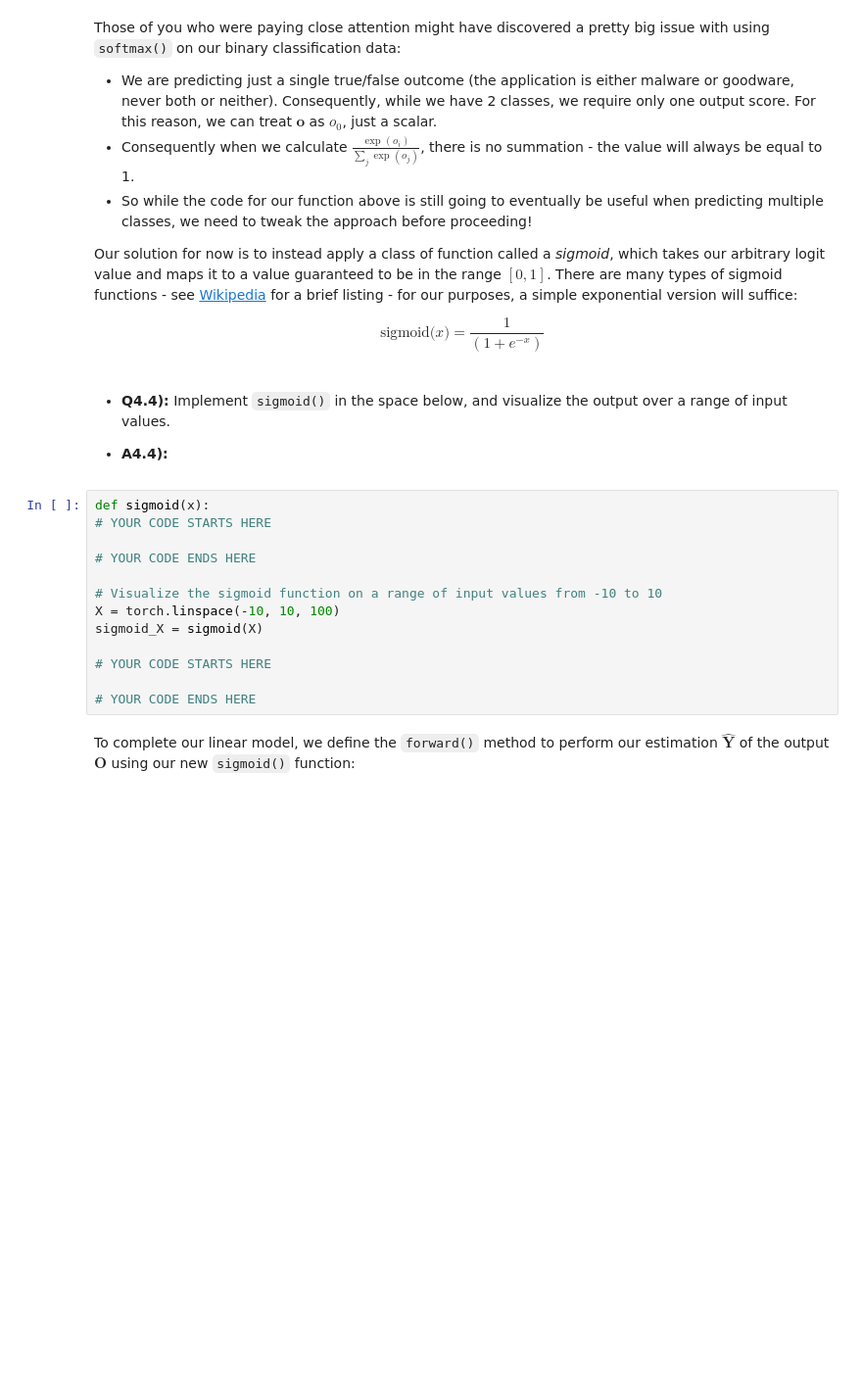
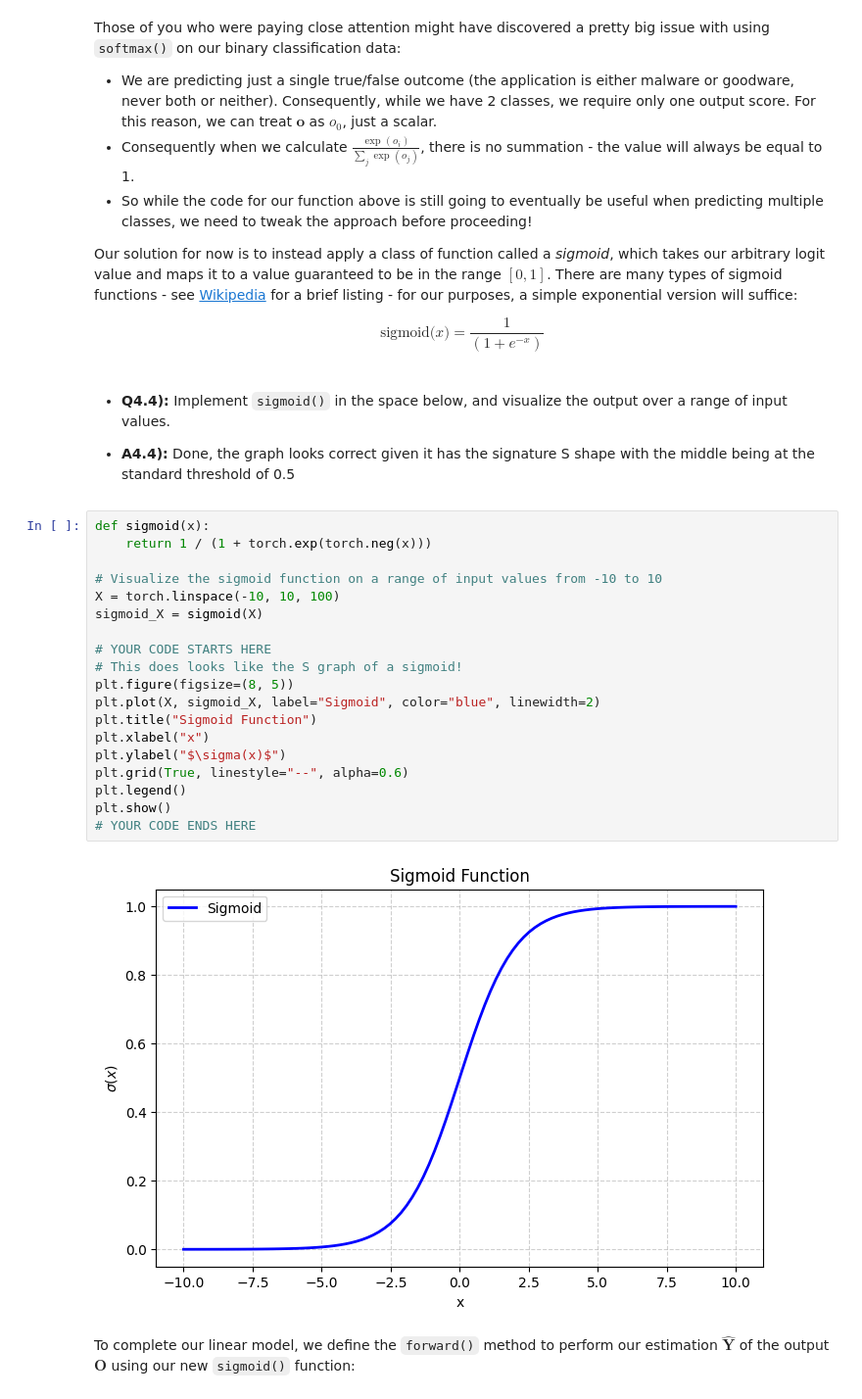
Before and after one commit to Tyler-Bibus/cpre3250, a Jupyter notebook: Lab-03/Lab-03.ipynb, the cells around one changed output. Shown at 98% size. Cells and saved outputs as stored; diff of their text form; blank space fills up the shorter version.

```diff
--- a/Lab-03/Lab-03.ipynb
+++ b/Lab-03/Lab-03.ipynb
@@ -281,20 +440,28 @@ $$\text{sigmoid(}{x}\text{)} = \frac{1} {(1 + e^{-{x}})}$$
 # %% [markdown]
 - **Q4.4):** Implement `sigmoid()` in the space below, and visualize the output over a range of input values.
 
-- **A4.4):**
+- **A4.4):** Done, the graph looks correct given it has the signature S shape with the middle being at the standard threshold of 0.5
 # %%
 def sigmoid(x):
-# YOUR CODE STARTS HERE
-
-# YOUR CODE ENDS HERE
+    return 1 / (1 + torch.exp(torch.neg(x)))
 
 # Visualize the sigmoid function on a range of input values from -10 to 10
 X = torch.linspace(-10, 10, 100)
 sigmoid_X = sigmoid(X)
 
 # YOUR CODE STARTS HERE
-
+# This does looks like the S graph of a sigmoid!
+plt.figure(figsize=(8, 5))
+plt.plot(X, sigmoid_X, label="Sigmoid", color="blue", linewidth=2)
+plt.title("Sigmoid Function")
+plt.xlabel("x")
+plt.ylabel("$\sigma(x)$")
+plt.grid(True, linestyle="--", alpha=0.6)
+plt.legend()
+plt.show()
 # YOUR CODE ENDS HERE
+# %% [output]
+[figure, added]
 # %% [markdown]
 To complete our linear model, we define the `forward()` method to perform our estimation $\mathbf{\hat{Y}}$ of the output $\mathbf{O}$ using our new `sigmoid()` function:
 # %%
```
Also changed, not shown: parts of 35 cells of this notebook, 1 other file.
